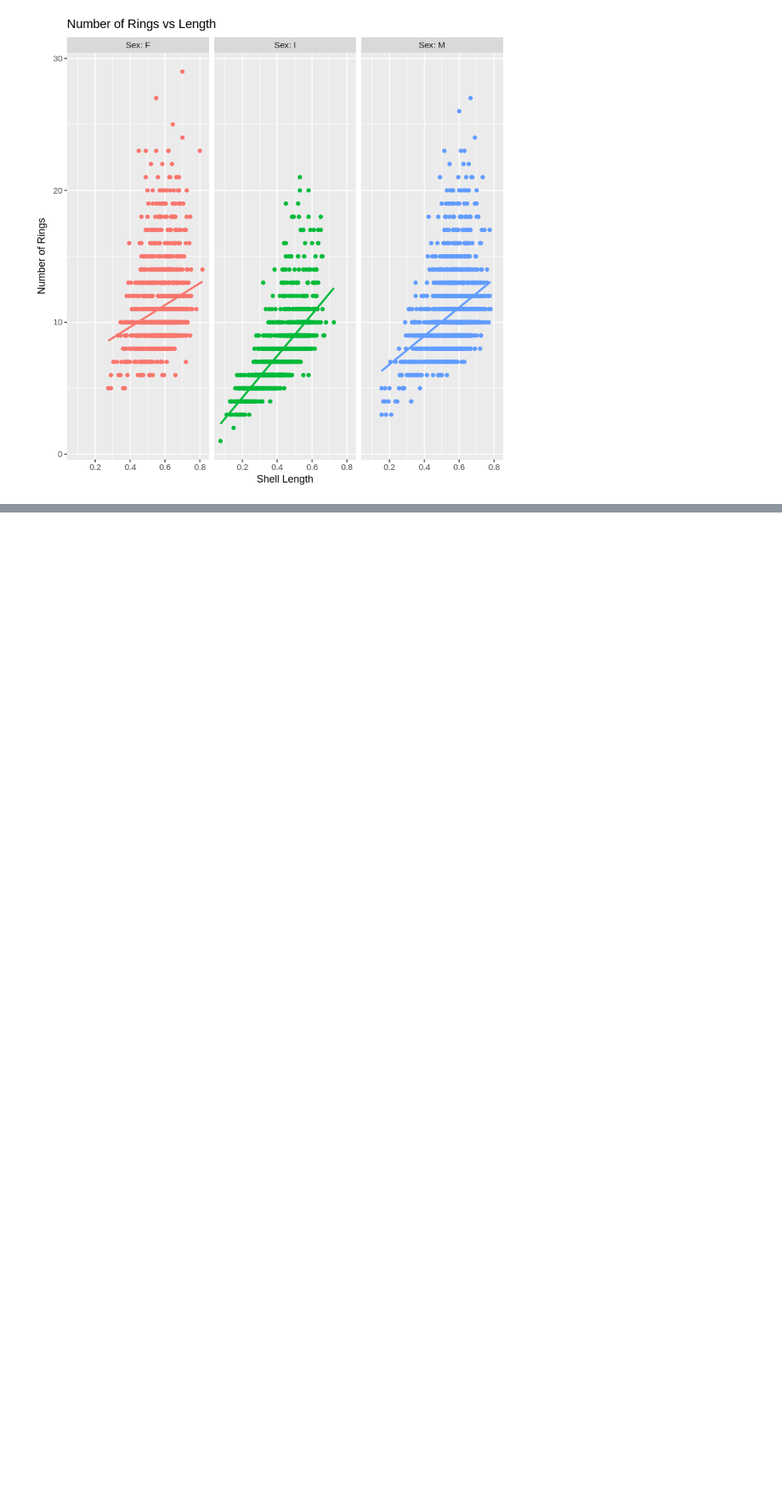
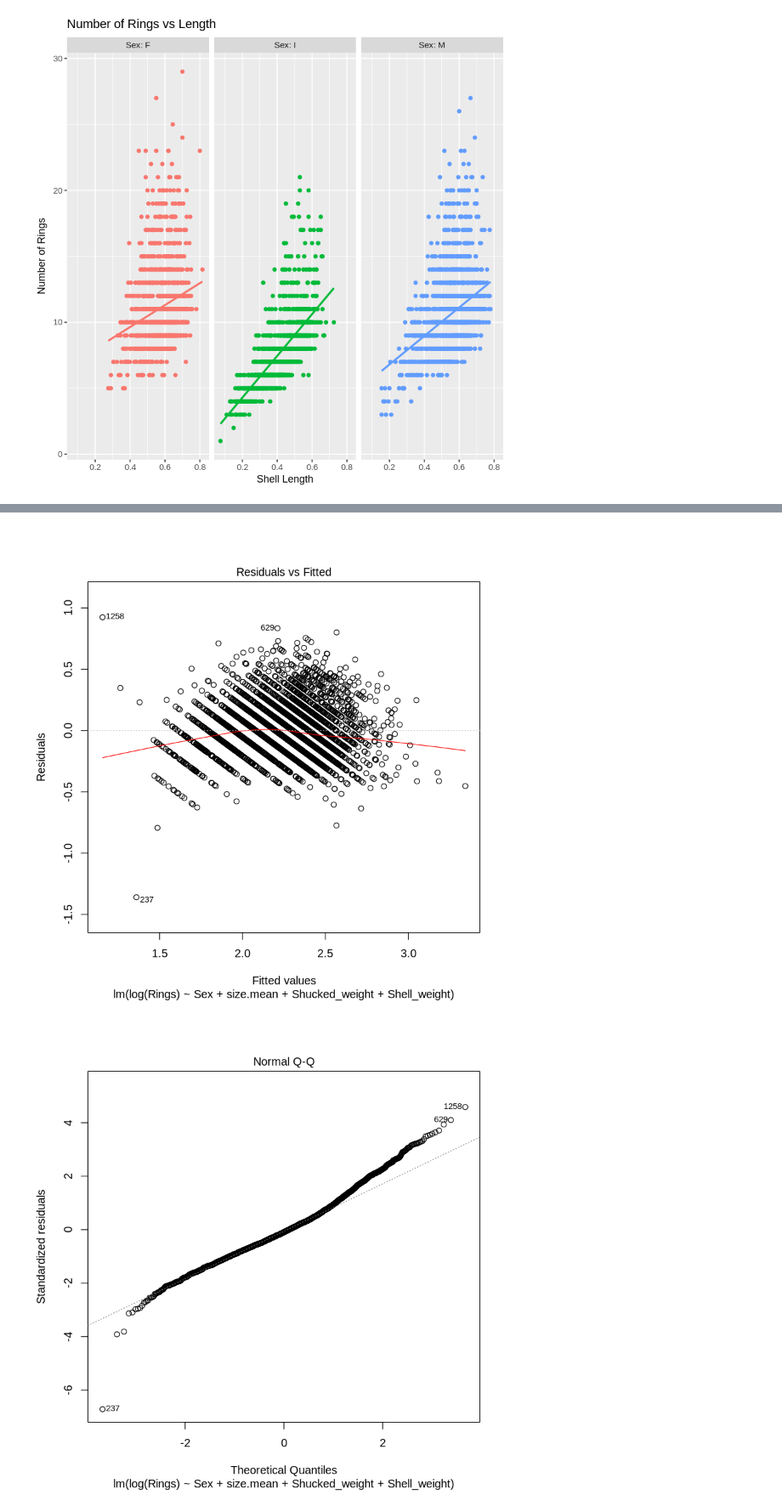
Before and after one commit to asutosh223/final_exam, a Jupyter notebook: ipynb/data-description.ipynb, the cells around one changed output, grey strips where cells are left out. Shown at 85% size. Cells and saved outputs as stored; diff of their text form; code cells hidden in the pictures; blank space fills up the shorter version.

```diff
--- a/ipynb/data-description.ipynb
+++ b/ipynb/data-description.ipynb
@@ -138,0 +333,6 @@ ggplot(abalone) + aes(Length, Rings, color = Sex) + geom_point() + labs(x = "She
+# %%
+abfit7 = lm(log(Rings) ~ Sex + size.mean + Shucked_weight + Shell_weight, data = abalone)
+plot(abfit7)
+# %% [output]
+[figure, added]
+[figure, added]
```
Also changed, not shown: parts of 27 cells of this notebook.
